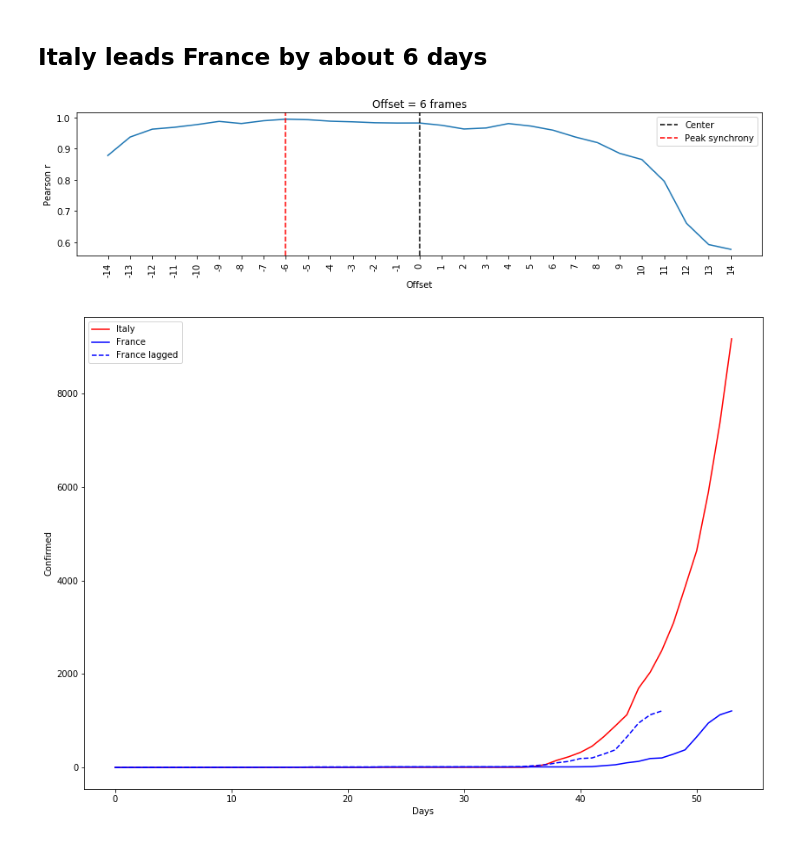
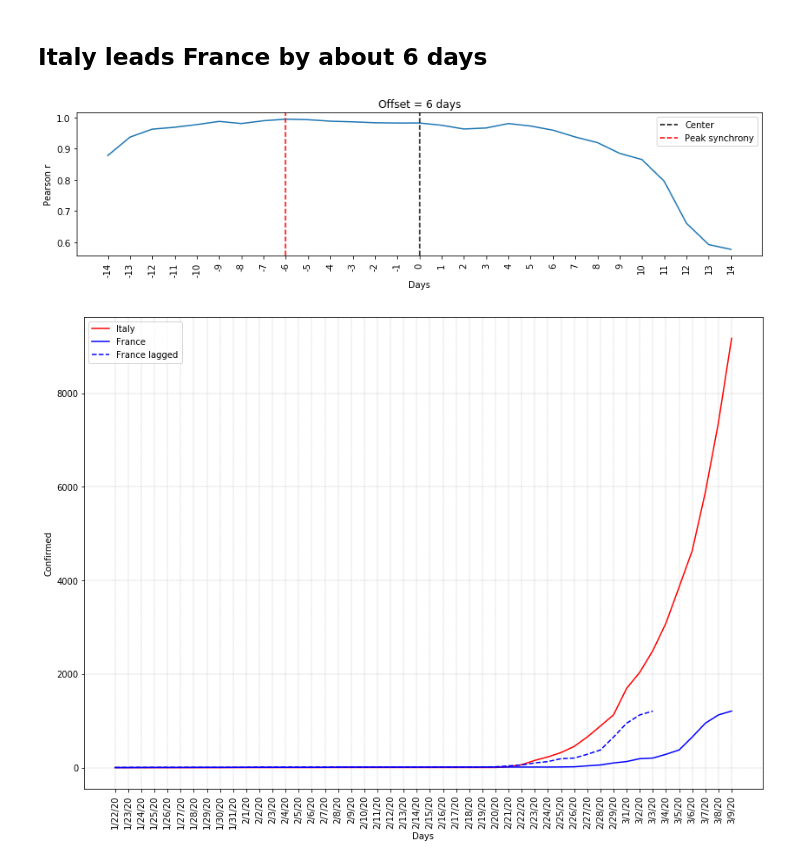
Before and after one commit to ClementBM/Experiment_Coronavius, a Jupyter notebook: notebook/Coronavirus_By_Country.ipynb, the cells around one changed output. Saved outputs shown, nothing was run; the diff lists cells and outputs as text; code cells hidden in the pictures.

```diff
--- a/notebook/Coronavirus_By_Country.ipynb
+++ b/notebook/Coronavirus_By_Country.ipynb
@@ -195,13 +199,15 @@ def synchrony(df_1, df_2, absolute_lag):
 
   offset = int(len(rs)/2) - np.argmax(rs)
 
-  f,ax=plt.subplots(figsize=(14,3))
+  f,ax = plt.subplots(figsize=(14,3))
   ax.plot(rs)
   ax.axvline(int(len(rs)/2),color='k',linestyle='--',label='Center')
   ax.axvline(np.argmax(rs),color='r',linestyle='--',label='Peak synchrony')
-  ax.set(title=f'Offset = {offset} frames', xlabel='Offset',ylabel='Pearson r')
+  ax.set(title=f'Offset = {offset} days', xlabel='Days',ylabel='Pearson r')
   ax.set_xticks(x_range + absolute_lag)
-  ax.set_xticklabels(x_range);
+  ax.set_xticklabels(x_range)
   plt.legend()
   plt.xticks(rotation=90)
   plt.show()
+
+  return offset
@@ -234,10 +214,31 @@ def plot_with_lag(df, country_1, country_2, lag):
+# %%
+def plot_with_lag(serie_1, serie_2, lag):
+  f, ax = plt.subplots(figsize = (14,10))
+
+  plt.plot(serie_1.to_numpy(), label=serie_1.name, color='red')
+  plt.plot(serie_2.to_numpy(), label=serie_2.name, color='blue')
+
+  serie_2_lagged = []
+  if lag > 0:
+    serie_2_lagged = np.insert(serie_2, 0, np.zeros(abs(lag)))
+  else:
+    serie_2_lagged = serie_2[-lag:]
+
+  plt.plot(serie_2_lagged, label=serie_2.name + " lagged", color='blue', linestyle="--")
+
+  plt.legend(loc="upper left")
+  ax.set_xticklabels(serie_1.index)
+  ax.set_xticks(range(len(serie_1)))
+  plt.xticks(rotation=90)
+  plt.xlabel("Days")
+  plt.ylabel("Confirmed")
+  plt.grid(color='gray', ls = '-.', lw = 0.25)
+  plt.show()
 # %% [markdown]
 ## Italy leads France by about 6 days
 # %%
-synchrony(df_bycountry.loc["Italy",:], df_bycountry.loc["France",:], 14)
+italy_france_offset = synchrony(df_bycountry.loc["Italy",:], df_bycountry.loc["France",:], 14)
+plot_with_lag(df_bycountry.loc["Italy",:], df_bycountry.loc["France",:], -italy_france_offset)
 # %% [output]
 [figure]
+[figure, added]
-# %%
-plot_with_lag(df_bycountry, "Italy", "France", -6)
-# %% [output]
-[figure, removed]
```
Also changed, not shown: parts of 12 cells of this notebook.
